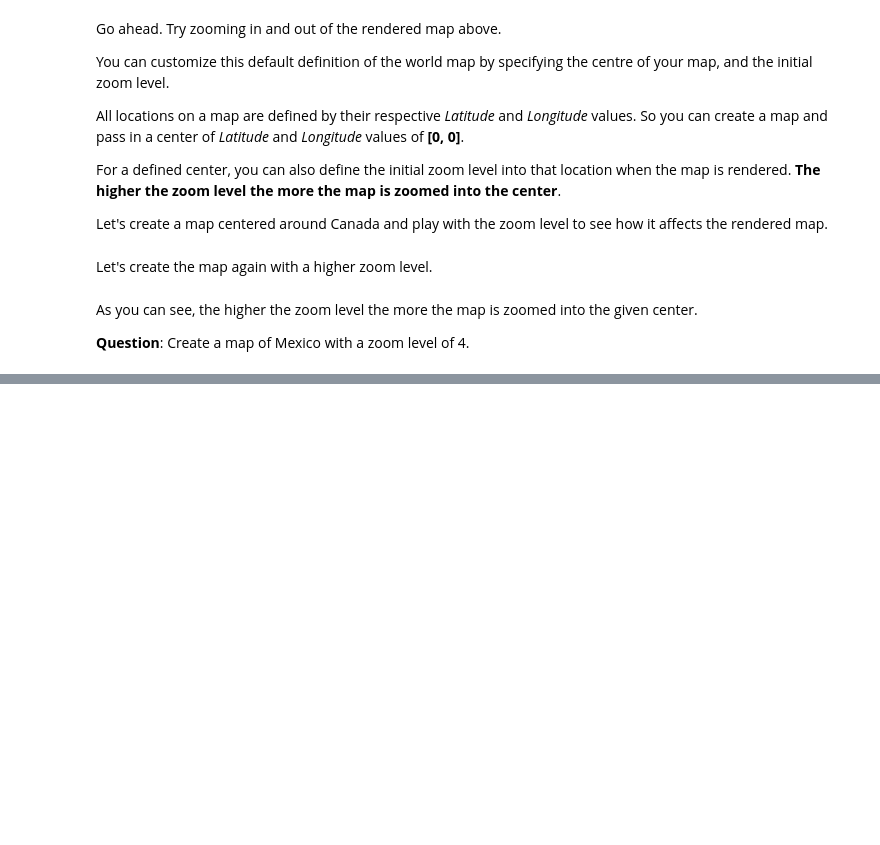
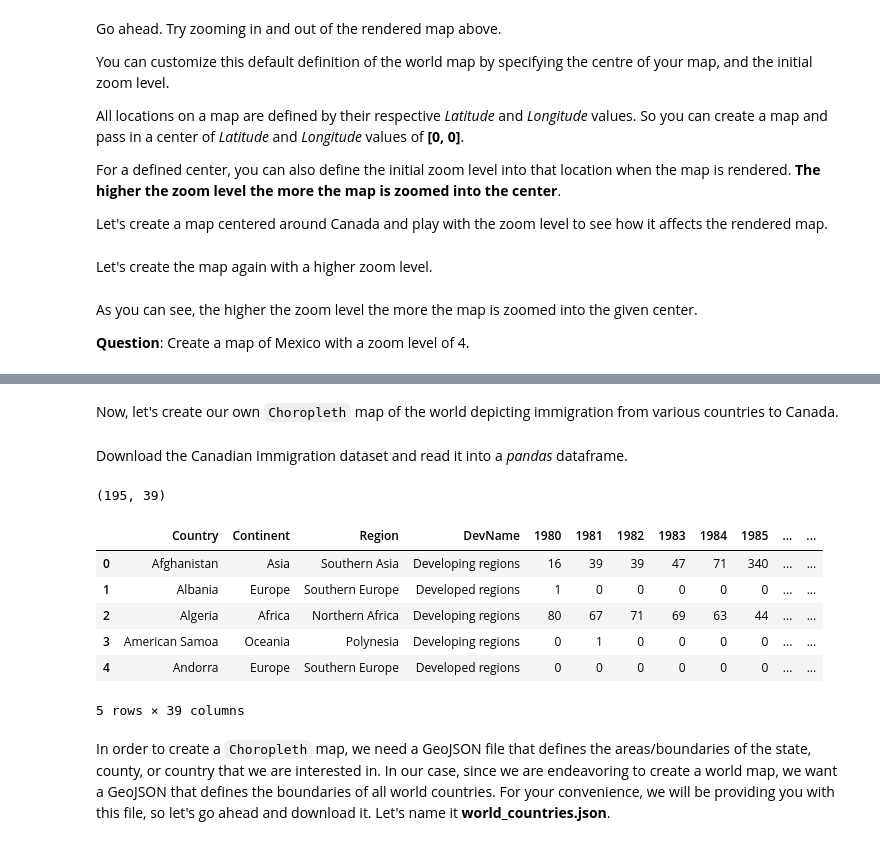
Before and after one commit to DUY2602/IBM-Data-Science, a Jupyter notebook: 8. Data Visualization with Python/Basic & Specialized Visualization tools/maps_visualising_geopastial_data.ipynb, the cells around one changed output, grey strips where cells are left out. Drawn from its saved outputs; the diff is of its cells as text; code cells hidden in the pictures; blank space fills up the shorter version.

```diff
--- a/8. Data Visualization with Python/Basic & Specialized Visualization tools/maps_visualising_geopastial_data.ipynb
+++ b/8. Data Visualization with Python/Basic & Specialized Visualization tools/maps_visualising_geopastial_data.ipynb
@@ -101,0 +304,19 @@ mexico_map.save("folium_map/3.html")
+# %% [markdown]
+Now, let's create our own `Choropleth` map of the world depicting immigration from various countries to Canada.
+# %% [markdown]
+Download the Canadian Immigration dataset and read it into a *pandas* dataframe.
+# %%
+df_can = pd.read_csv('https://cf-courses-data.s3.us.cloud-object-storage.appdomain.cloud/IBMDeveloperSkillsNetwork-DV0101EN-SkillsNetwork/Data%20Files/Canada.csv')
+print(df_can.shape)
+df_can.head()
+# %% [output]
+(195, 39)
+|  | Country | Continent | Region | DevName | 1980 | 1981 | 1982 | 1983 | 1984 | 1985 | ... | ... |
+| 0 | Afghanistan | Asia | Southern Asia | Developing regions | 16 | 39 | 39 | 47 | 71 | 340 | ... | ... |
+| 1 | Albania | Europe | Southern Europe | Developed regions | 1 | 0 | 0 | 0 | 0 | 0 | ... | ... |
+| 2 | Algeria | Africa | Northern Africa | Developing regions | 80 | 67 | 71 | 69 | 63 | 44 | ... | ... |
+| 3 | American Samoa | Oceania | Polynesia | Developing regions | 0 | 1 | 0 | 0 | 0 | 0 | ... | ... |
+| 4 | Andorra | Europe | Southern Europe | Developed regions | 0 | 0 | 0 | 0 | 0 | 0 | ... | ... |
+5 rows × 39 columns
+# %% [markdown]
+In order to create a `Choropleth` map, we need a GeoJSON file that defines the areas/boundaries of the state, county, or country that we are interested in. In our case, since we are endeavoring to create a world map, we want a GeoJSON that defines the boundaries of all world countries. For your convenience, we will be providing you with this file, so let's go ahead and download it. Let's name it **world_countries.json**.
```
Also changed, not shown: parts of 30 cells of this notebook, 11 other files.
